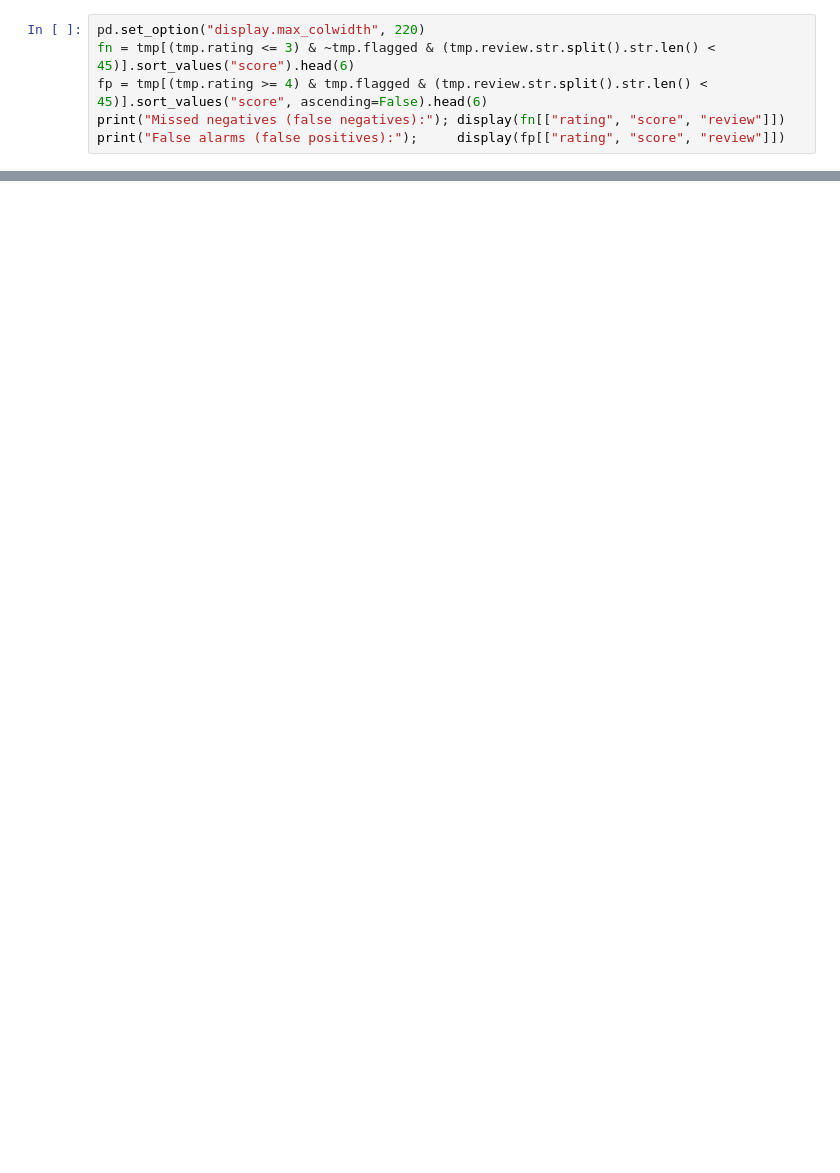
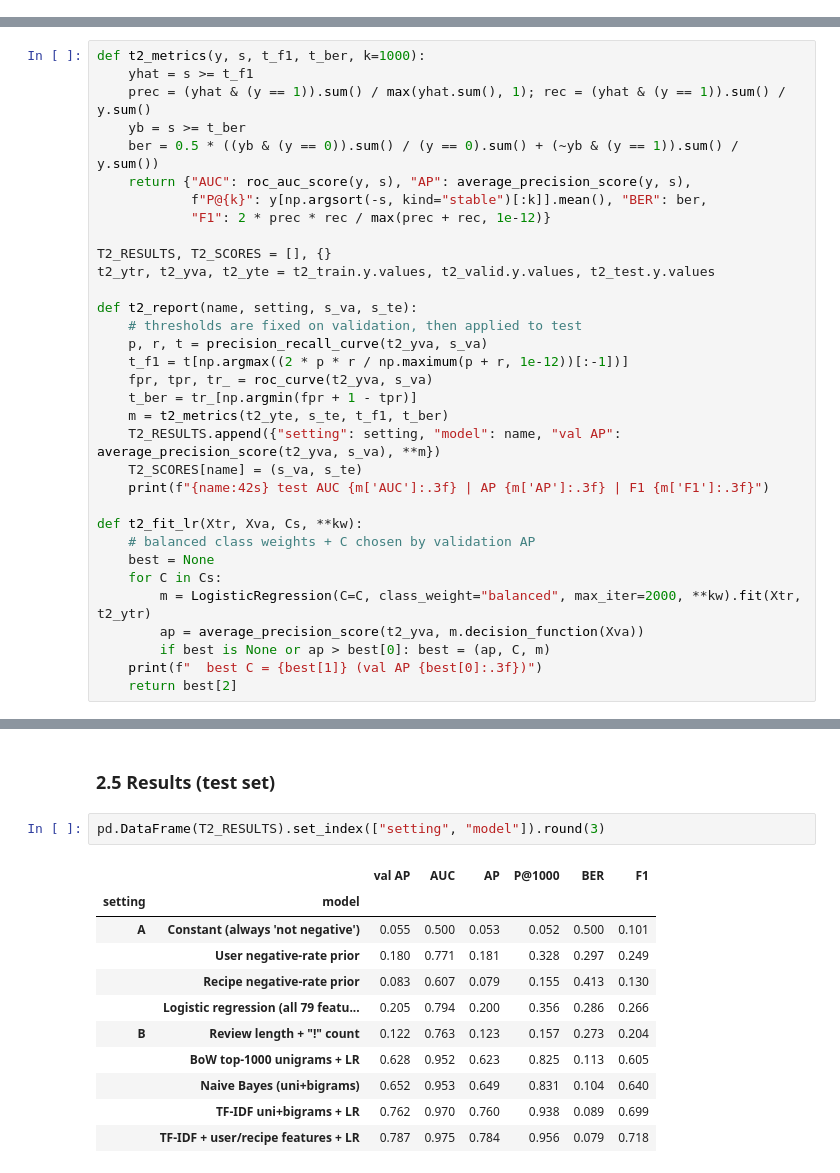
Before and after one commit to jut008/cse258-recipe-prediction-model, a Jupyter notebook: scratch/tom.ipynb, the cells around one changed output, grey strips where cells are left out. Cells and saved outputs as stored; diff of their text form; blank space fills up the shorter version.

```diff
--- a/scratch/tom.ipynb
+++ b/scratch/tom.ipynb
@@ -542,6 +0,0 @@ pd.DataFrame({"most 'negative' n-grams": vocab[order[::-1][:25]], "weight": w[or
-# %%
-pd.set_option("display.max_colwidth", 220)
-fn = tmp[(tmp.rating <= 3) & ~tmp.flagged & (tmp.review.str.split().str.len() < 45)].sort_values("score").head(6)
-fp = tmp[(tmp.rating >= 4) & tmp.flagged & (tmp.review.str.split().str.len() < 45)].sort_values("score", ascending=False).head(6)
-print("Missed negatives (false negatives):"); display(fn[["rating", "score", "review"]])
-print("False alarms (false positives):");     display(fp[["rating", "score", "review"]])
@@ -602,0 +84,33 @@ AUC  for 3★ vs 4–5★ only        : 0.9685
+# %%
+def t2_metrics(y, s, t_f1, t_ber, k=1000):
+    yhat = s >= t_f1
+    prec = (yhat & (y == 1)).sum() / max(yhat.sum(), 1); rec = (yhat & (y == 1)).sum() / y.sum()
+    yb = s >= t_ber
+    ber = 0.5 * ((yb & (y == 0)).sum() / (y == 0).sum() + (~yb & (y == 1)).sum() / y.sum())
+    return {"AUC": roc_auc_score(y, s), "AP": average_precision_score(y, s),
+            f"P@{k}": y[np.argsort(-s, kind="stable")[:k]].mean(), "BER": ber,
+            "F1": 2 * prec * rec / max(prec + rec, 1e-12)}
+
+T2_RESULTS, T2_SCORES = [], {}
+t2_ytr, t2_yva, t2_yte = t2_train.y.values, t2_valid.y.values, t2_test.y.values
+
+def t2_report(name, setting, s_va, s_te):
+    # thresholds are fixed on validation, then applied to test
+    p, r, t = precision_recall_curve(t2_yva, s_va)
+    t_f1 = t[np.argmax((2 * p * r / np.maximum(p + r, 1e-12))[:-1])]
+    fpr, tpr, tr_ = roc_curve(t2_yva, s_va)
+    t_ber = tr_[np.argmin(fpr + 1 - tpr)]
+    m = t2_metrics(t2_yte, s_te, t_f1, t_ber)
+    T2_RESULTS.append({"setting": setting, "model": name, "val AP": average_precision_score(t2_yva, s_va), **m})
+    T2_SCORES[name] = (s_va, s_te)
+    print(f"{name:42s} test AUC {m['AUC']:.3f} | AP {m['AP']:.3f} | F1 {m['F1']:.3f}")
+
+def t2_fit_lr(Xtr, Xva, Cs, **kw):
+    # balanced class weights + C chosen by validation AP
+    best = None
+    for C in Cs:
+        m = LogisticRegression(C=C, class_weight="balanced", max_iter=2000, **kw).fit(Xtr, t2_ytr)
+        ap = average_precision_score(t2_yva, m.decision_function(Xva))
+        if best is None or ap > best[0]: best = (ap, C, m)
+    print(f"  best C = {best[1]} (val AP {best[0]:.3f})")
+    return best[2]
@@ -602,0 +254,16 @@ AUC  for 3★ vs 4–5★ only        : 0.9685
+# %% [markdown]
+### 2.5 Results (test set)
+# %%
+pd.DataFrame(T2_RESULTS).set_index(["setting", "model"]).round(3)
+# %% [output]
+|  |  | val AP | AUC | AP | P@1000 | BER | F1 |
+| setting | model |  |  |  |  |  |  |
+| A | Constant (always 'not negative') | 0.055 | 0.500 | 0.053 | 0.052 | 0.500 | 0.101 |
+|  | User negative-rate prior | 0.180 | 0.771 | 0.181 | 0.328 | 0.297 | 0.249 |
+|  | Recipe negative-rate prior | 0.083 | 0.607 | 0.079 | 0.155 | 0.413 | 0.130 |
+|  | Logistic regression (all 79 featu... | 0.205 | 0.794 | 0.200 | 0.356 | 0.286 | 0.266 |
+| B | Review length + "!" count | 0.122 | 0.763 | 0.123 | 0.157 | 0.273 | 0.204 |
+|  | BoW top-1000 unigrams + LR | 0.628 | 0.952 | 0.623 | 0.825 | 0.113 | 0.605 |
+|  | Naive Bayes (uni+bigrams) | 0.652 | 0.953 | 0.649 | 0.831 | 0.104 | 0.640 |
+|  | TF-IDF uni+bigrams + LR | 0.762 | 0.970 | 0.760 | 0.938 | 0.089 | 0.699 |
+|  | TF-IDF + user/recipe features + LR | 0.787 | 0.975 | 0.784 | 0.956 | 0.079 | 0.718 |
```
Also changed, not shown: parts of 54 cells of this notebook.
